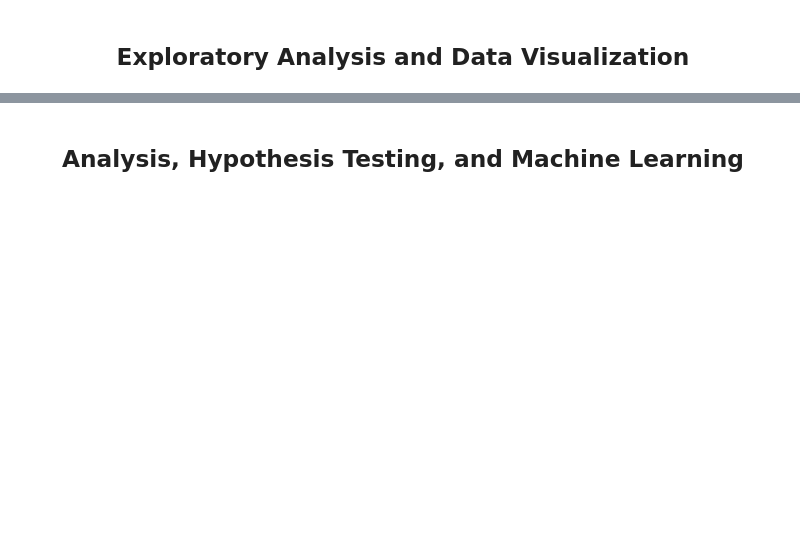
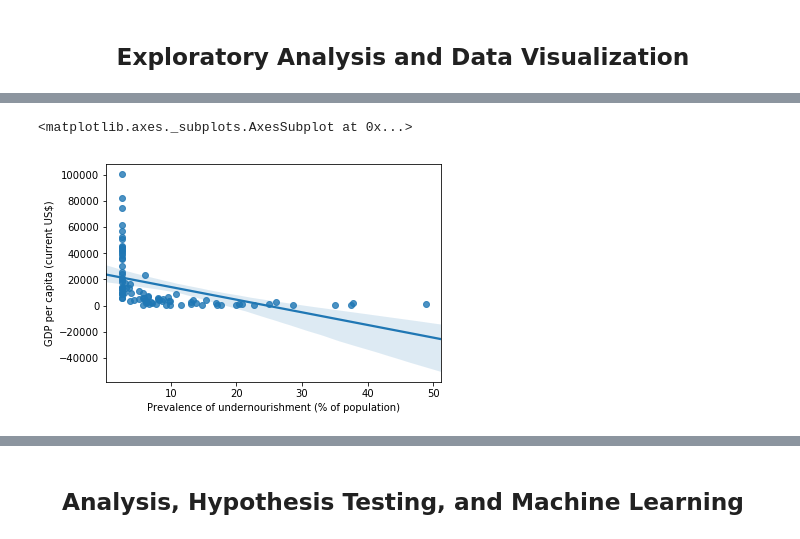
Before and after one commit to thechuster/thechuster.github.io, a Jupyter notebook: FinalProject.ipynb, the cells around one changed output, grey strips where cells are left out. Cells and saved outputs as stored; diff of their text form; code cells hidden in the pictures; blank space fills up the shorter version.

```diff
--- a/FinalProject.ipynb
+++ b/FinalProject.ipynb
@@ -173,0 +159,5 @@ dataGDP
+# %%
+sns.regplot(x="Prevalence of undernourishment (% of population)", y="GDP per capita (current US$)", data=predictors)
+# %% [output]
+<matplotlib.axes._subplots.AxesSubplot at 0x...>
+[figure, added]
```
Also changed, not shown: parts of 23 cells of this notebook.
